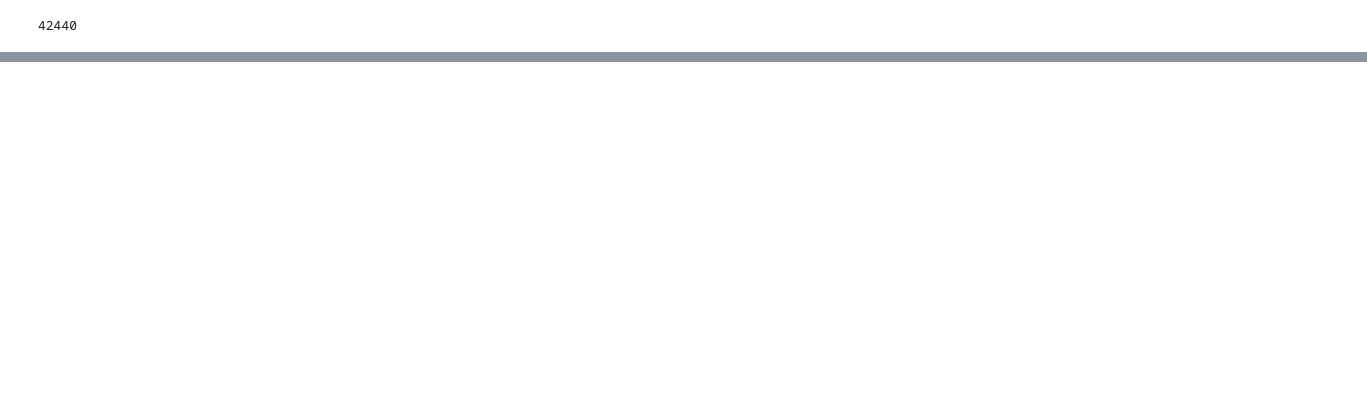
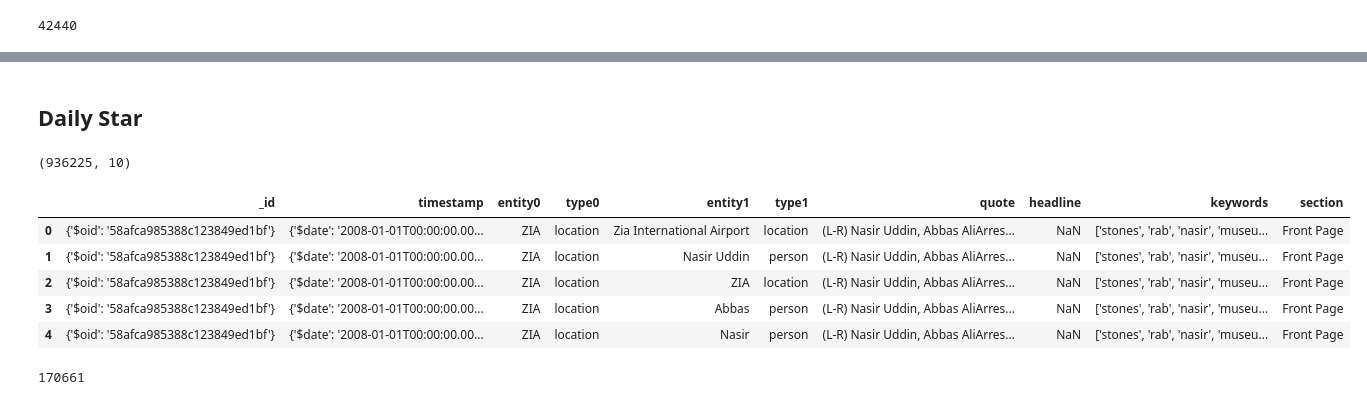
Before and after one commit to shoumikchow/Research, a Jupyter notebook: network-exploration.ipynb, the cells around one changed output, grey strips where cells are left out. Drawn from its saved outputs; the diff is of its cells as text; code cells hidden in the pictures; blank space fills up the shorter version.

```diff
--- a/network-exploration.ipynb
+++ b/network-exploration.ipynb
@@ -275,0 +459,17 @@ ml.drop(ml.index[-7:], inplace=True)
+# %% [markdown]
+## Daily Star
+# %%
+df = pd.read_csv('Data/Processed Data/Networks/DS-network.tsv', sep='\t')
+# %%
+df.shape
+# %% [output]
+(936225, 10)
+# %%
+df.head()
+# %% [output]
+|  | _id | timestamp | entity0 | type0 | entity1 | type1 | quote | headline | keywords | section |
+| 0 | {'$oid': '58afca985388c123849ed1bf'} | {'$date': '2008-01-01T00:00:00.00... | ZIA | location | Zia International Airport | location | (L-R) Nasir Uddin, Abbas AliArres... | NaN | ['stones', 'rab', 'nasir', 'museu... | Front Page |
+| 1 | {'$oid': '58afca985388c123849ed1bf'} | {'$date': '2008-01-01T00:00:00.00... | ZIA | location | Nasir Uddin | person | (L-R) Nasir Uddin, Abbas AliArres... | NaN | ['stones', 'rab', 'nasir', 'museu... | Front Page |
+| 2 | {'$oid': '58afca985388c123849ed1bf'} | {'$date': '2008-01-01T00:00:00.00... | ZIA | location | ZIA | location | (L-R) Nasir Uddin, Abbas AliArres... | NaN | ['stones', 'rab', 'nasir', 'museu... | Front Page |
+| 3 | {'$oid': '58afca985388c123849ed1bf'} | {'$date': '2008-01-01T00:00:00.00... | ZIA | location | Abbas | person | (L-R) Nasir Uddin, Abbas AliArres... | NaN | ['stones', 'rab', 'nasir', 'museu... | Front Page |
+| 4 | {'$oid': '58afca985388c123849ed1bf'} | {'$date': '2008-01-01T00:00:00.00... | ZIA | location | Nasir | person | (L-R) Nasir Uddin, Abbas AliArres... | NaN | ['stones', 'rab', 'nasir', 'museu... | Front Page |
@@ -275,0 +480,13 @@ ml.drop(ml.index[-7:], inplace=True)
+# %%
+network_type = 'person'
+count = 0
+for _, row in tqdm(df.iterrows(), total=df.shape[0]):
+
+    if row['type0'] in network_type and row['type1'] in network_type:
+        # print(row['entity0'], row['entity1'])
+        count += 1
+        G.add_edge(row['entity0'], row['entity1'])
+
+print(count)
+# %% [output]
+170661
```
Also changed, not shown: parts of 61 cells of this notebook.
